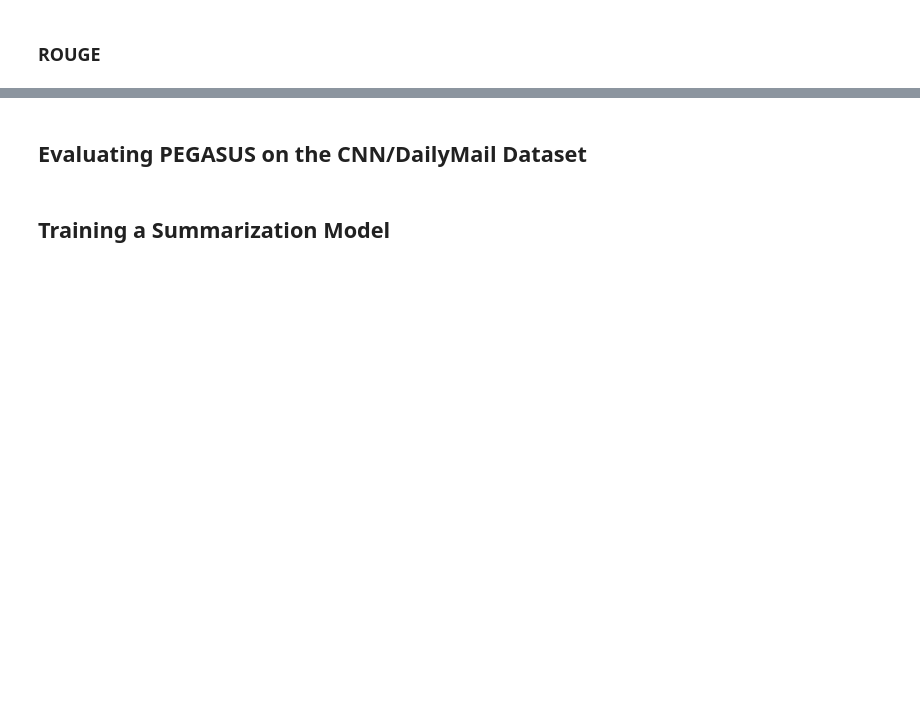
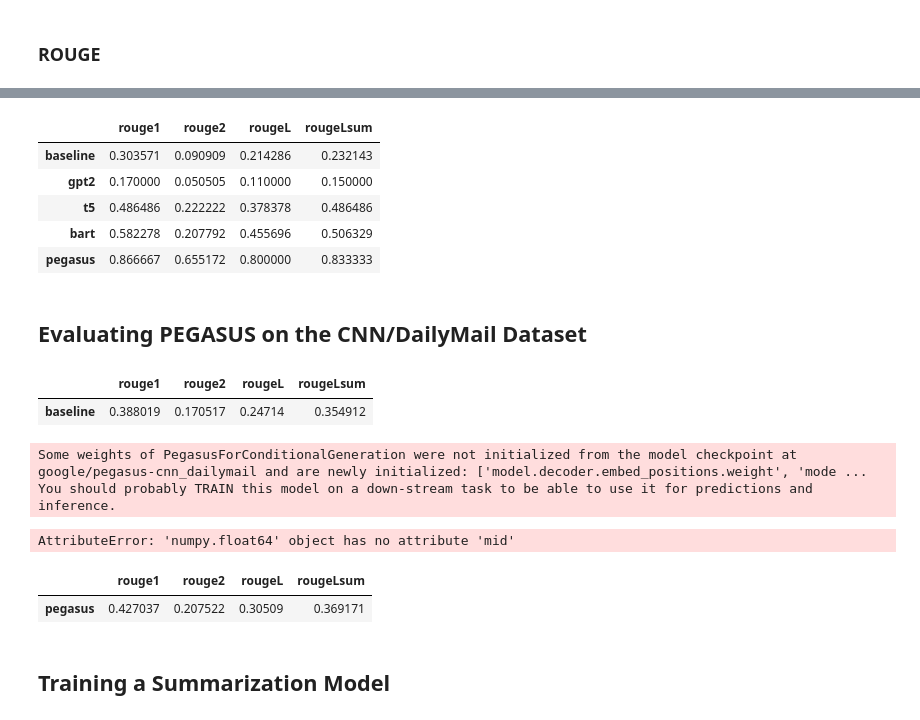
Before and after one commit to simon-mellergaard/GAI-with-LLMs, a Jupyter notebook: Litterature/NLP_06_summarization.ipynb, the cells around one changed output, grey strips where cells are left out. Cells and saved outputs as stored; diff of their text form; code cells hidden in the pictures; blank space fills up the shorter version.

```diff
--- a/Litterature/NLP_06_summarization.ipynb
+++ b/Litterature/NLP_06_summarization.ipynb
@@ -20,8 +40,7 @@ from transformers import pipeline, set_seed
 # %% [markdown]
 ## The CNN/DailyMail Dataset
 # %%
-#hide_output
 from datasets import load_dataset
 
-dataset = load_dataset("cnn_dailymail", version="3.0.0")
+dataset = load_dataset("ccdv/cnn_dailymail", version="3.0.0", trust_remote_code=True)
 print(f"Features: {dataset['train'].column_names}")
@@ -110,8 +203,10 @@ for model_name in summaries:
 # %%
 # hide_output
-from datasets import load_metric
+# from datasets import load_metric
 
-bleu_metric = load_metric("sacrebleu")
+# bleu_metric = load_metric("sacrebleu")
+import evaluate
+bleu_metric = evaluate.load("sacrebleu")
 # %%
 import pandas as pd
 import numpy as np
@@ -135,13 +269,22 @@ rouge_metric = load_metric("rouge")
+# %%
+rouge_metric = evaluate.load("rouge")
 # %%
 reference = dataset["train"][1]["highlights"]
 records = []
 rouge_names = ["rouge1", "rouge2", "rougeL", "rougeLsum"]
 
 for model_name in summaries:
     rouge_metric.add(prediction=summaries[model_name], reference=reference)
     score = rouge_metric.compute()
-    rouge_dict = dict((rn, score[rn].mid.fmeasure) for rn in rouge_names)
+    rouge_dict = dict((rn, score[rn]) for rn in rouge_names)
     records.append(rouge_dict)
 pd.DataFrame.from_records(records, index=summaries.keys())
+# %% [output]
+|  | rouge1 | rouge2 | rougeL | rougeLsum |
+| baseline | 0.303571 | 0.090909 | 0.214286 | 0.232143 |
+| gpt2 | 0.170000 | 0.050505 | 0.110000 | 0.150000 |
+| t5 | 0.486486 | 0.222222 | 0.378378 | 0.486486 |
+| bart | 0.582278 | 0.207792 | 0.455696 | 0.506329 |
+| pegasus | 0.866667 | 0.655172 | 0.800000 | 0.833333 |
 # %% [markdown]
 ## Evaluating PEGASUS on the CNN/DailyMail Dataset
@@ -169,8 +301,11 @@ def evaluate_summaries_baseline(dataset, metric,
 test_sampled = dataset["test"].shuffle(seed=42).select(range(1000))
 
 score = evaluate_summaries_baseline(test_sampled, rouge_metric)
-rouge_dict = dict((rn, score[rn].mid.fmeasure) for rn in rouge_names)
+rouge_dict = dict((rn, score[rn]) for rn in rouge_names)
 pd.DataFrame.from_dict(rouge_dict, orient="index", columns=["baseline"]).T
+# %% [output]
+|  | rouge1 | rouge2 | rougeL | rougeLsum |
+| baseline | 0.388019 | 0.170517 | 0.24714 | 0.354912 |
 # %%
 from tqdm import tqdm
 import torch
@@ -215,12 +350,17 @@ model_ckpt = "google/pegasus-cnn_dailymail"
 tokenizer = AutoTokenizer.from_pretrained(model_ckpt)
 model = AutoModelForSeq2SeqLM.from_pretrained(model_ckpt).to(device)
 score = evaluate_summaries_pegasus(test_sampled, rouge_metric,
-                                   model, tokenizer, batch_size=8)
-rouge_dict = dict((rn, score[rn].mid.fmeasure) for rn in rouge_names)
-pd.DataFrame(rouge_dict, index=["pegasus"])
+                                   model, tokenizer, batch_size=2) # REDUCED BATCH SIZE
+# %% [output]
+Some weights of PegasusForConditionalGeneration were not initialized from the model checkpoint at google/pegasus-cnn_dailymail and are newly initialized: ['model.decoder.embed_positions.weight', 'mode ...
+You should probably TRAIN this model on a down-stream task to be able to use it for predictions and inference.
+AttributeError: 'numpy.float64' object has no attribute 'mid'
 # %%
-# hide_input
+rouge_dict = dict((rn, score[rn]) for rn in rouge_names)
 pd.DataFrame(rouge_dict, index=["pegasus"])
+# %% [output]
+|  | rouge1 | rouge2 | rougeL | rougeLsum |
+| pegasus | 0.427037 | 0.207522 | 0.30509 | 0.369171 |
 # %% [markdown]
 ## Training a Summarization Model
 # %%
```
Also changed, not shown: parts of 30 cells of this notebook.
